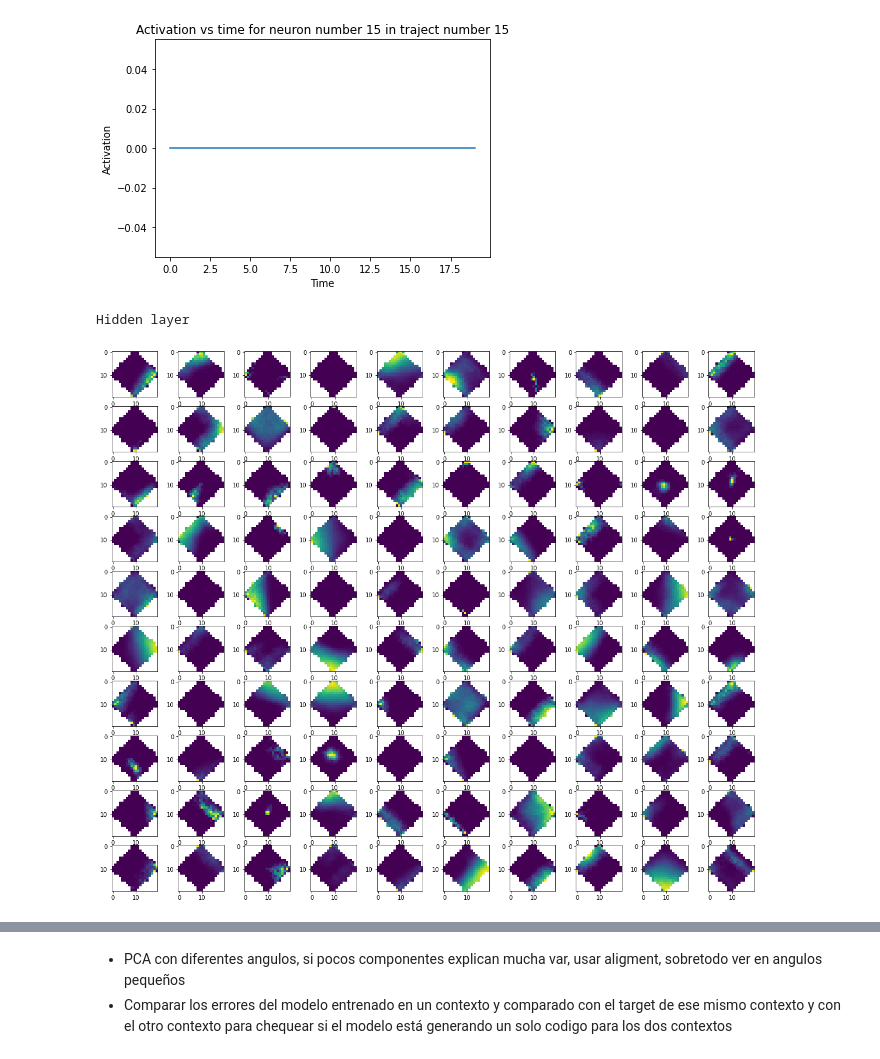
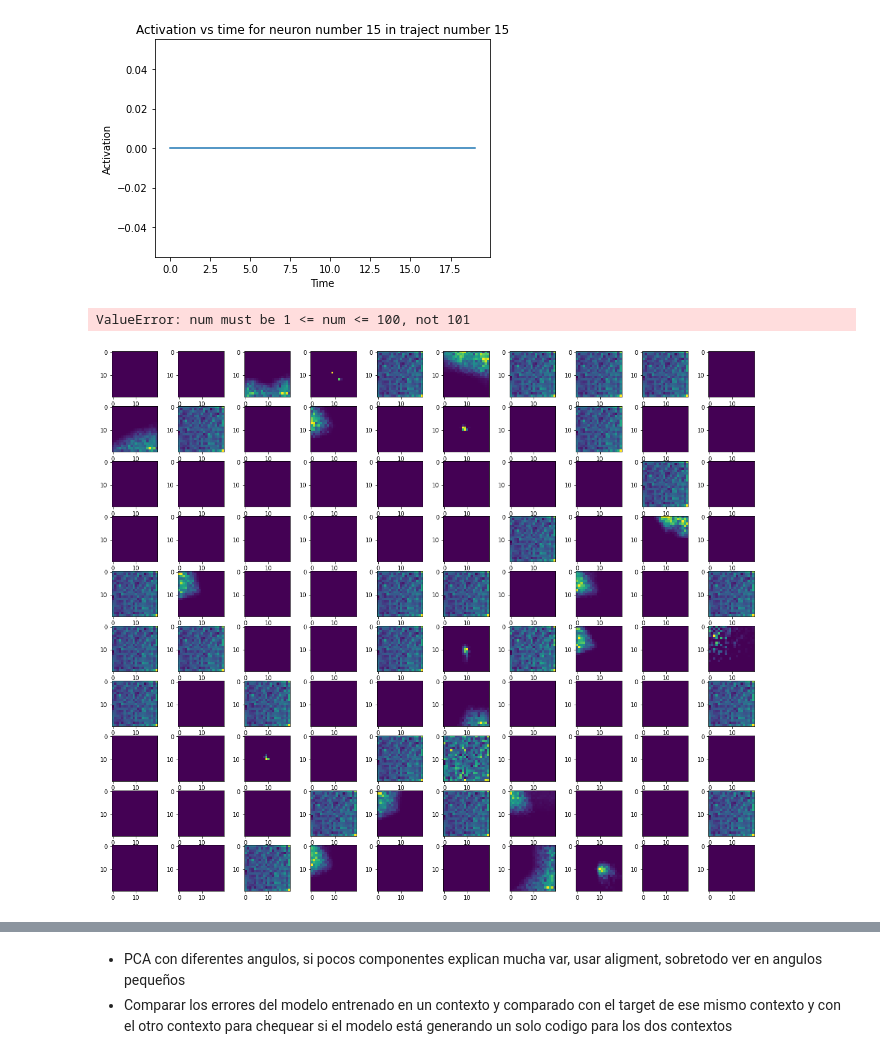
Before and after one commit to MauMN/python-projects, a Jupyter notebook: recurrent-neural-network.ipynb, the cells around one changed output, grey strips where cells are left out. Drawn from its saved outputs; the diff is of its cells as text; code cells hidden in the pictures.

```diff
--- a/recurrent-neural-network.ipynb
+++ b/recurrent-neural-network.ipynb
@@ -495,7 +493,7 @@ class Testing:
 # %% [output]
 Writing test.py
 # %%
-degree = 45
+degree = 0
 # %%
 %%writefile train.py
 import os
@@ -519,13 +517,13 @@ test_traject = int(total_traject * 0.3)
 N_despl = 20
 N_coord = 2
 N_input_neurons = 4
-N_hidden_neurons = 100
-N_softmax_neurons = 20
+N_hidden_neurons = 200
+N_softmax_neurons = 200
 limit_arena = 1
 limit_arena2 = -1
 grad_90 = np.pi
 
-beta = 1.5
+beta = 5
 
 
 def add_noise(weights, noise):
@@ -546,8 +544,8 @@ class Training:
         #my_network = torch.load('/kaggle/working/MyNetworkKaggle5.tar')
         my_network.to(device)
         my_network.M.to (device)
-        epochs = 250
-        degree = 45
+        epochs = 500
+        degree = 0
 
 
         mseloss = nn.MSELoss()
@@ -593,8 +591,8 @@ class Training:
 
 
         plot_every = 50
-        N_hidden_neurons = 100
-        N_softmax_neurons = 20
+        N_hidden_neurons = 200
+        N_softmax_neurons = 200
         N_input_neurons = 4
         batch_y1 = torch.zeros(train_traject,N_despl,N_coord, device=device)
         y2 = torch.zeros(train_traject,N_despl,N_coord, device=device)
@@ -704,12 +702,12 @@ class Training:
 
                     # input training example and return the prediction
 
-                    yhat, x0, x3, xretro = my_network.forward(batch_x[:,k,:], x0, xretro)
+                    yhat, x0, x2c, xretro = my_network.forward(batch_x[:,k,:], x0, xretro)
                     ytotal[:,k,:] = yhat
 
                     firing = torch.relu(x0)
 
-                    firing2 = x3
+                    firing2 = x0
                     firing2 *= beta
                     firing_soft = torch.softmax(firing2, dim=1)
 
@@ -1032,8 +1036,8 @@ batch_y1.cpu().detach().numpy().shape
 # %%
 N_despl = 20
 N_coord = 2
-N_hidden_neurons = 100
-N_softmax_neurons = 20
+N_hidden_neurons = 200
+N_softmax_neurons = 200
 test_traject = 256
 limit_arena = 1
 limit_arena2 = -1
@@ -1048,7 +1052,7 @@ all_activation1 = np.reshape(all_activation.cpu().detach().numpy(), [128, -1, 20
 # linear_size = t_traject * N_despl
 linear_size = t_traject * N_despl
 
-all_activation1 = np.reshape(all_activation.cpu().detach().numpy(), [128, -1, 20, 100], order = 'F')
+all_activation1 = np.reshape(all_activation.cpu().detach().numpy(), [128, -1, 20, N_hidden_neurons], order = 'F')
 all_activation2 = all_activation1[64:,:,:,:]
 all_activation3 = all_activation1[0:64,:,:,:]
 
@@ -1121,22 +1125,22 @@ plt.xlabel('Time')
 Text(0.5, 0, 'Time')
 [figure]
 # %%
-N_hidden_neurons = 100
+N_hidden_neurons = 200
 final_array0 = final_array0 / counter
 plt.figure(figsize=(20, 17))
 for n in range(N_hidden_neurons):
     ax = plt.subplot(10, 10, n + 1)
     ax.imshow(final_array0[:,:,n])
 print('Hidden layer')
 plt.savefig('hidden_neurons.png')
 
 #Var(Time, batch)   activaciones recurrente
 #Ruido
 
 #Mayor beta, ruido en la softmax también, =/= n° neuronas
 # %% [output]
-Hidden layer
+ValueError: num must be 1 <= num <= 100, not 101
-[figure, old version]
+[figure, new version]
 # %%
 def calculate_corr(context1, context2, n_neurons):
 
```
Also changed, not shown: parts of 88 cells of this notebook.
